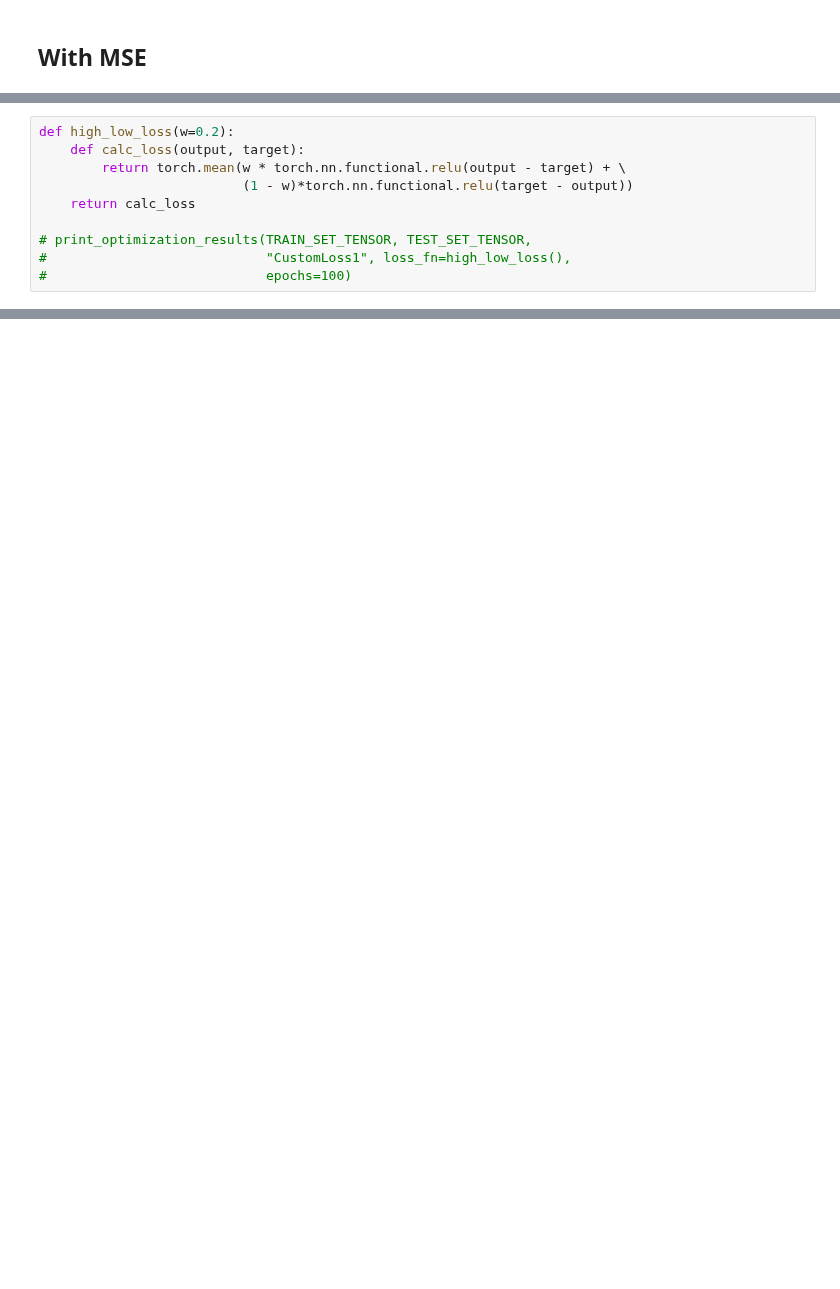
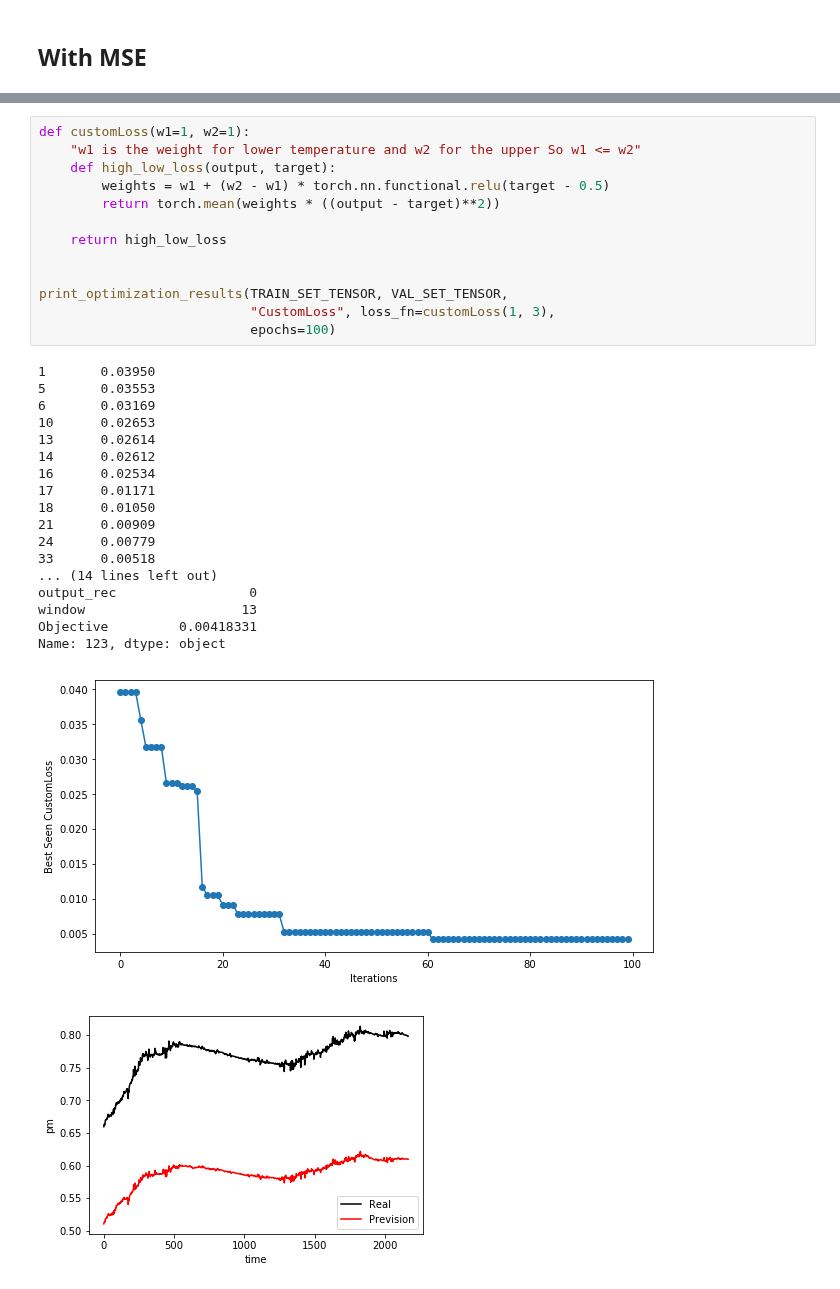
Before and after one commit to moiraghif/Electric-Motor-Temperature, a Jupyter notebook: Rete.ipynb, the cells around one changed output, grey strips where cells are left out. Drawn from its saved outputs; the diff is of its cells as text; blank space fills up the shorter version.

```diff
--- a/Rete.ipynb
+++ b/Rete.ipynb
@@ -561,10 +507,0 @@ Name: 14, dtype: object
-# %%
-def high_low_loss(w=0.2):
-    def calc_loss(output, target):
-        return torch.mean(w * torch.nn.functional.relu(output - target) + \
-                          (1 - w)*torch.nn.functional.relu(target - output))
-    return calc_loss
-
-# print_optimization_results(TRAIN_SET_TENSOR, TEST_SET_TENSOR,
-#                            "CustomLoss1", loss_fn=high_low_loss(),
-#                            epochs=100)
@@ -580,0 +510,33 @@ def high_low_loss_squared(w=0.2):
+# %%
+def customLoss(w1=1, w2=1):
+    "w1 is the weight for lower temperature and w2 for the upper So w1 <= w2"
+    def high_low_loss(output, target):
+        weights = w1 + (w2 - w1) * torch.nn.functional.relu(target - 0.5)
+        return torch.mean(weights * ((output - target)**2))
+
+    return high_low_loss
+
+
+print_optimization_results(TRAIN_SET_TENSOR, VAL_SET_TENSOR,
+                           "CustomLoss", loss_fn=customLoss(1, 3),
+                           epochs=100)
+# %% [output]
+1       0.03950
+5       0.03553
+6       0.03169
+10      0.02653
+13      0.02614
+14      0.02612
+16      0.02534
+17      0.01171
+18      0.01050
+21      0.00909
+24      0.00779
+33      0.00518
+... (14 lines left out)
+output_rec                 0
+window                    13
+Objective         0.00418331
+Name: 123, dtype: object
+[figure, added]
+[figure, added]
```
Also changed, not shown: parts of 22 cells of this notebook, 9 other files.
